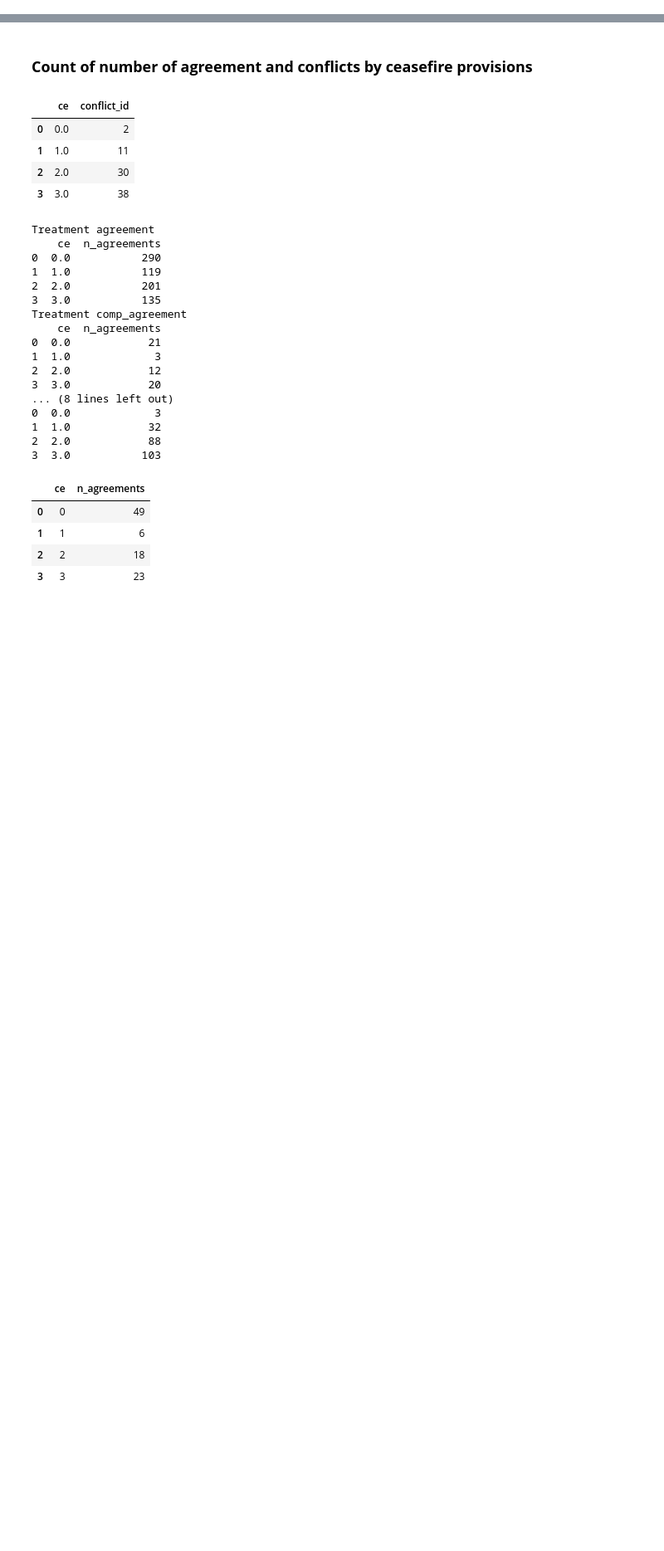
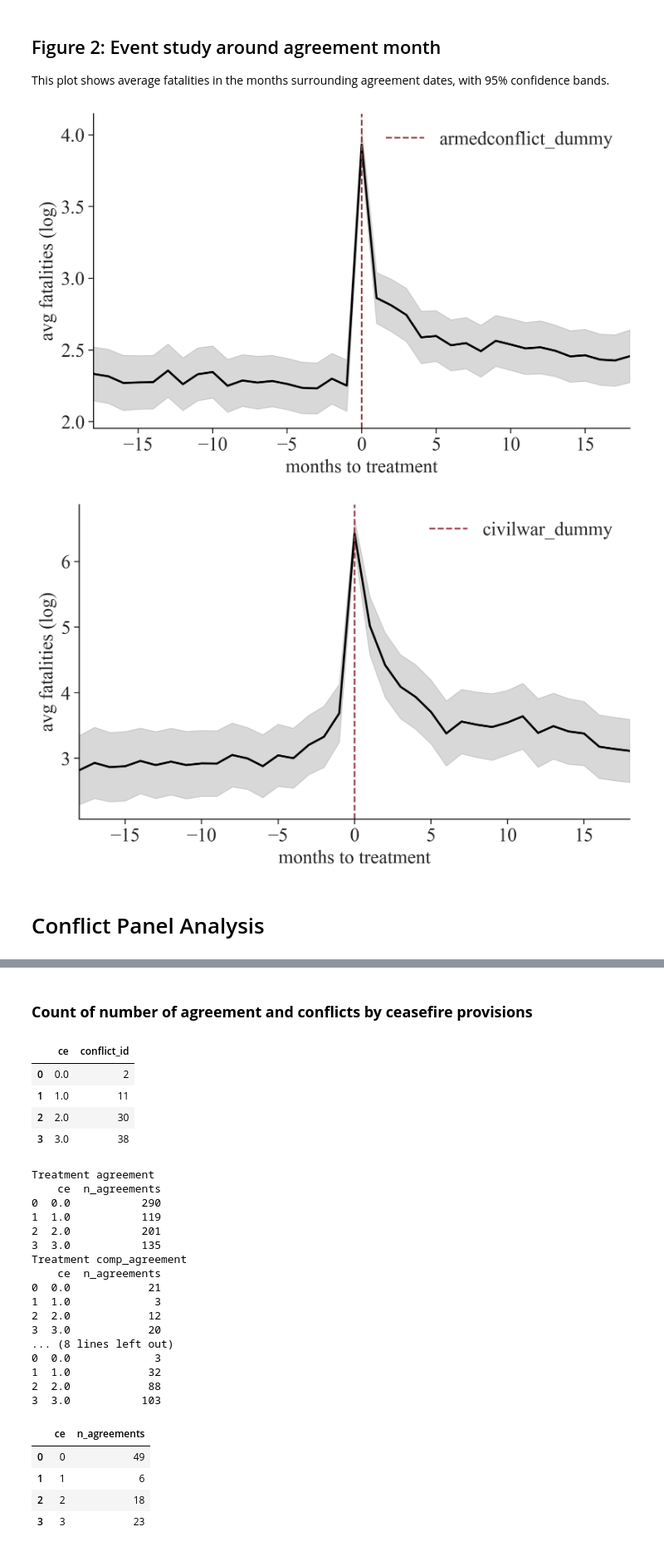
Before and after one commit to luciasauer/agreements_violence, a Jupyter notebook: src/2_data_analysis/eda.ipynb, the cells around one changed output, grey strips where cells are left out. Shown at 83% size. Saved outputs shown, nothing was run; the diff lists cells and outputs as text; code cells hidden in the pictures; blank space fills up the shorter version.

```diff
--- a/src/2_data_analysis/eda.ipynb
+++ b/src/2_data_analysis/eda.ipynb
@@ -4,0 +79,34 @@ import seaborn as sns
+# %% [markdown]
+## Figure 2: Event study around agreement month
+This plot shows average fatalities in the months surrounding agreement dates, with 95% confidence bands.
+# %%
+# #need to construct best_per_1M
+pop = pd.read_csv('../../data/input/gdp_pc/gdp_pc.csv')
+pop['year_mo'] = pd.to_datetime(pop['year_mo'])
+df_country["year_mo"] = pd.to_datetime(df_country["year_mo"])
+df_country = df_country.merge(pop, on=['isocode', 'year_mo'], how='left')
+df_country
+df_country['best_per_1M'] = df_country['best'] / (df_country['population'] / 1_000_000)
+#create armedconflict dummy if 'best_per_1M' > 0.5
+df_country['armedconflict_dummy'] = (df_country['best_per_1M'] > 0.5).astype(int)
+#create civilwar_dummy dummy if 'best_per_1M' > 30
+df_country['civilwar_dummy'] = (df_country['best_per_1M'] > 30).astype(int)
+
+out = plot_agreement_mediation_event_studies(df_country,
+                                             window=18,
+                                             min_gap_multiplier=1,
+                                             figsize=(8, 5),
+                                             savepath='figures/event_study_armedconflict_dummy.png',
+                                             treatment='armedconflict_dummy')
+
+out = plot_agreement_mediation_event_studies(df_country,
+                                             window=18,
+                                             min_gap_multiplier=1,
+                                             figsize=(8, 5),
+                                             savepath='figures/event_study_civilwar_dummy.png',
+                                             treatment='civilwar_dummy')
+# %% [output]
+[figure, added]
+[figure, added]
+# %% [markdown]
+# Conflict Panel Analysis
```
Also changed, not shown: parts of 10 cells of this notebook, 6 other files.
